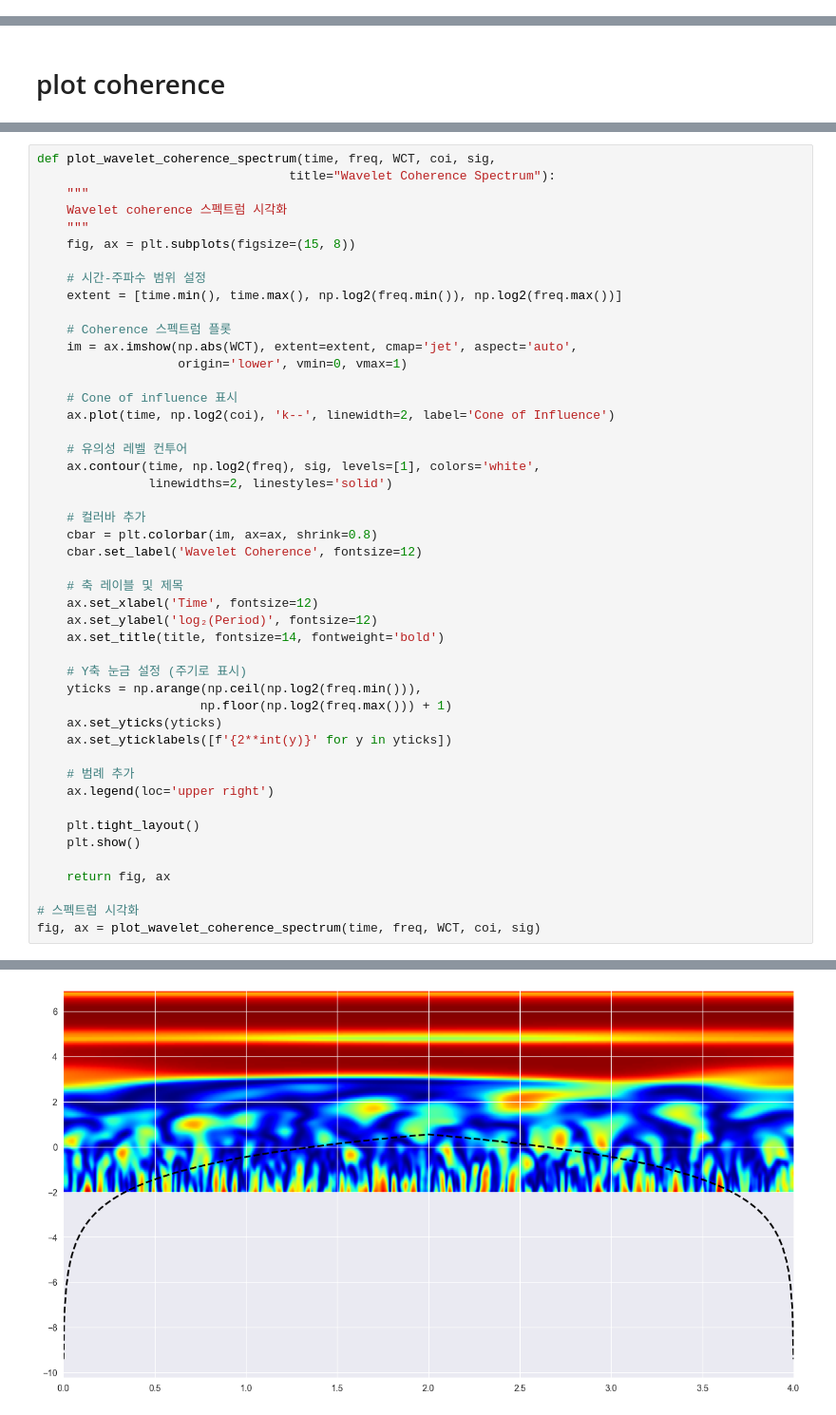
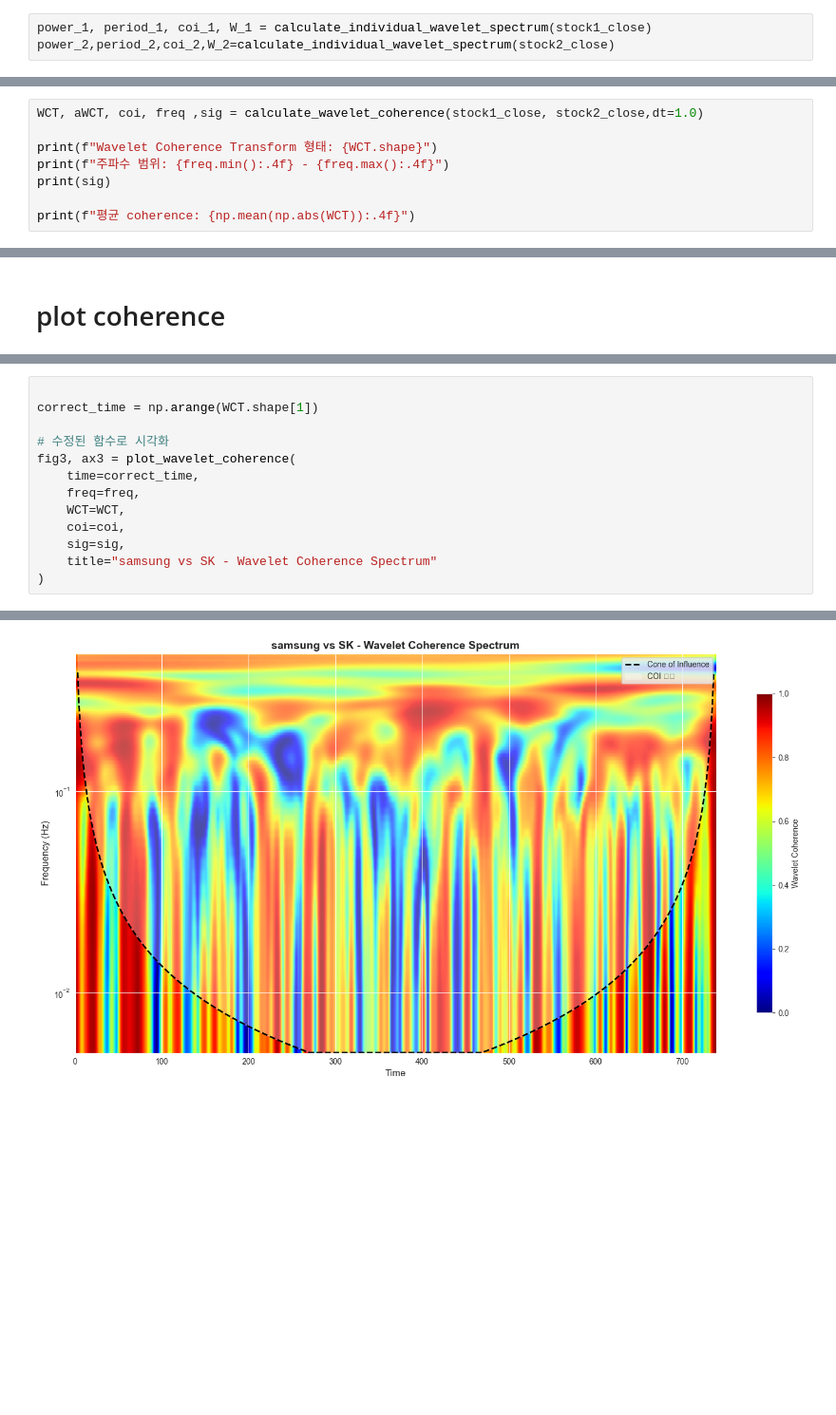
Before and after one commit to Hyobin0515/wavelet, a Jupyter notebook: wavelet/wavelet.ipynb, the cells around one changed output, grey strips where cells are left out. Shown at 95% size. Drawn from its saved outputs; the diff is of its cells as text; blank space fills up the shorter version.

```diff
--- a/wavelet/wavelet.ipynb
+++ b/wavelet/wavelet.ipynb
@@ -146,2 +153,5 @@ def calculate_individual_wavelet_spectrum(signal, dt=1.0, dj=1/12, s0=None, J=No
 
     return power, period, coi, W
+# %%
+power_1, period_1, coi_1, W_1 = calculate_individual_wavelet_spectrum(stock1_close)
+power_2,period_2,coi_2,W_2=calculate_individual_wavelet_spectrum(stock2_close)
@@ -273,0 +351,8 @@ Time range: 0.00 - 4.00
+# %%
+WCT, aWCT, coi, freq ,sig = calculate_wavelet_coherence(stock1_close, stock2_close,dt=1.0)
+
+print(f"Wavelet Coherence Transform 형태: {WCT.shape}")
+print(f"주파수 범위: {freq.min():.4f} - {freq.max():.4f}")
+print(sig)
+
+print(f"평균 coherence: {np.mean(np.abs(WCT)):.4f}")
@@ -276,48 +480,14 @@ Time range: 0.00 - 4.00
 # %%
-def plot_wavelet_coherence_spectrum(time, freq, WCT, coi, sig,
-                                  title="Wavelet Coherence Spectrum"):
-    """
-    Wavelet coherence 스펙트럼 시각화
-    """
-    fig, ax = plt.subplots(figsize=(15, 8))
 
-    # 시간-주파수 범위 설정
-    extent = [time.min(), time.max(), np.log2(freq.min()), np.log2(freq.max())]
+correct_time = np.arange(WCT.shape[1])
 
-    # Coherence 스펙트럼 플롯
-    im = ax.imshow(np.abs(WCT), extent=extent, cmap='jet', aspect='auto',
-                   origin='lower', vmin=0, vmax=1)
-
-    # Cone of influence 표시
-    ax.plot(time, np.log2(coi), 'k--', linewidth=2, label='Cone of Influence')
-
-    # 유의성 레벨 컨투어
-    ax.contour(time, np.log2(freq), sig, levels=[1], colors='white',
-               linewidths=2, linestyles='solid')
-
-    # 컬러바 추가
-    cbar = plt.colorbar(im, ax=ax, shrink=0.8)
-    cbar.set_label('Wavelet Coherence', fontsize=12)
-
-    # 축 레이블 및 제목
-    ax.set_xlabel('Time', fontsize=12)
-    ax.set_ylabel('log₂(Period)', fontsize=12)
-    ax.set_title(title, fontsize=14, fontweight='bold')
-
-    # Y축 눈금 설정 (주기로 표시)
-    yticks = np.arange(np.ceil(np.log2(freq.min())),
-                      np.floor(np.log2(freq.max())) + 1)
-    ax.set_yticks(yticks)
-    ax.set_yticklabels([f'{2**int(y)}' for y in yticks])
-
-    # 범례 추가
-    ax.legend(loc='upper right')
-
-    plt.tight_layout()
-    plt.show()
-
-    return fig, ax
-
-# 스펙트럼 시각화
-fig, ax = plot_wavelet_coherence_spectrum(time, freq, WCT, coi, sig)
+# 수정된 함수로 시각화
+fig3, ax3 = plot_wavelet_coherence(
+    time=correct_time,
+    freq=freq,
+    WCT=WCT,
+    coi=coi,
+    sig=sig,
+    title="samsung vs SK - Wavelet Coherence Spectrum"
+)
 # %% [output]
@@ -325 +494 @@ TypeError: Input z must be 2D, not 1D
-[figure, old version]
+[figure, new version]
```
Also changed, not shown: parts of 10 cells of this notebook.
